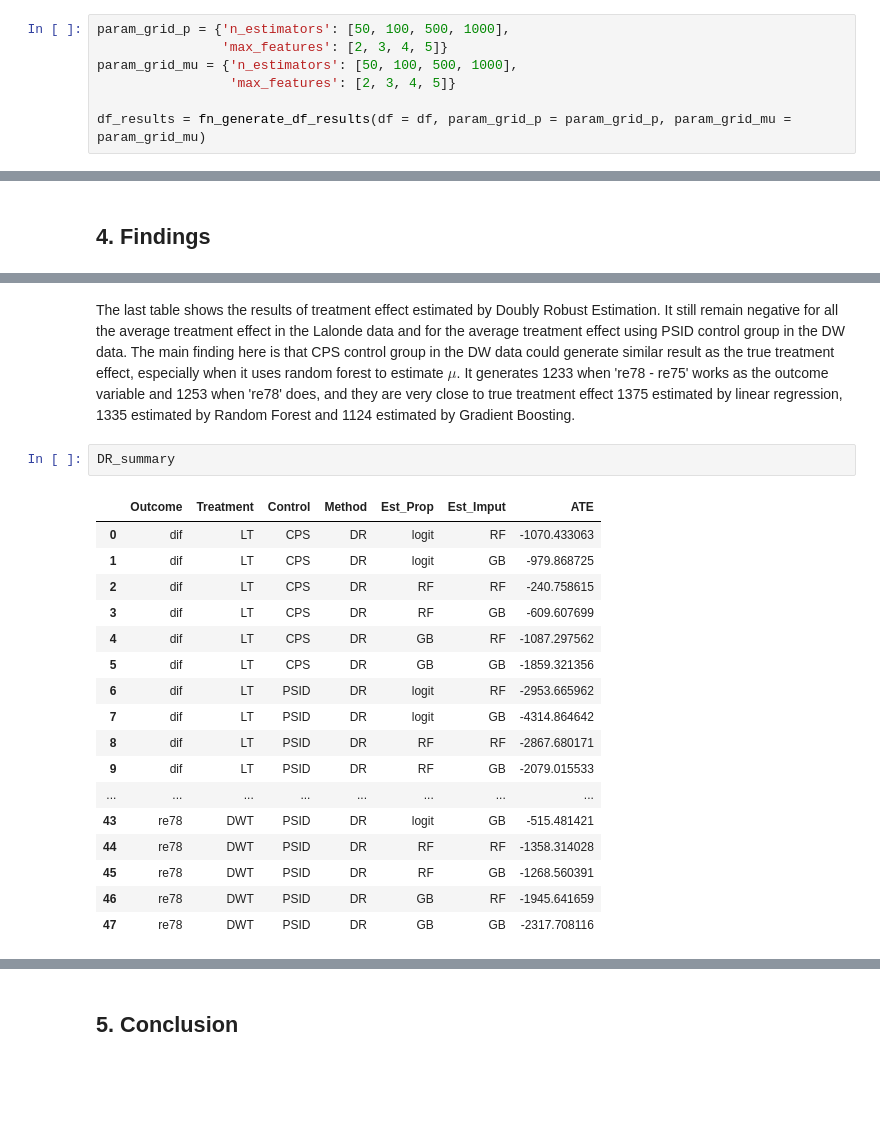
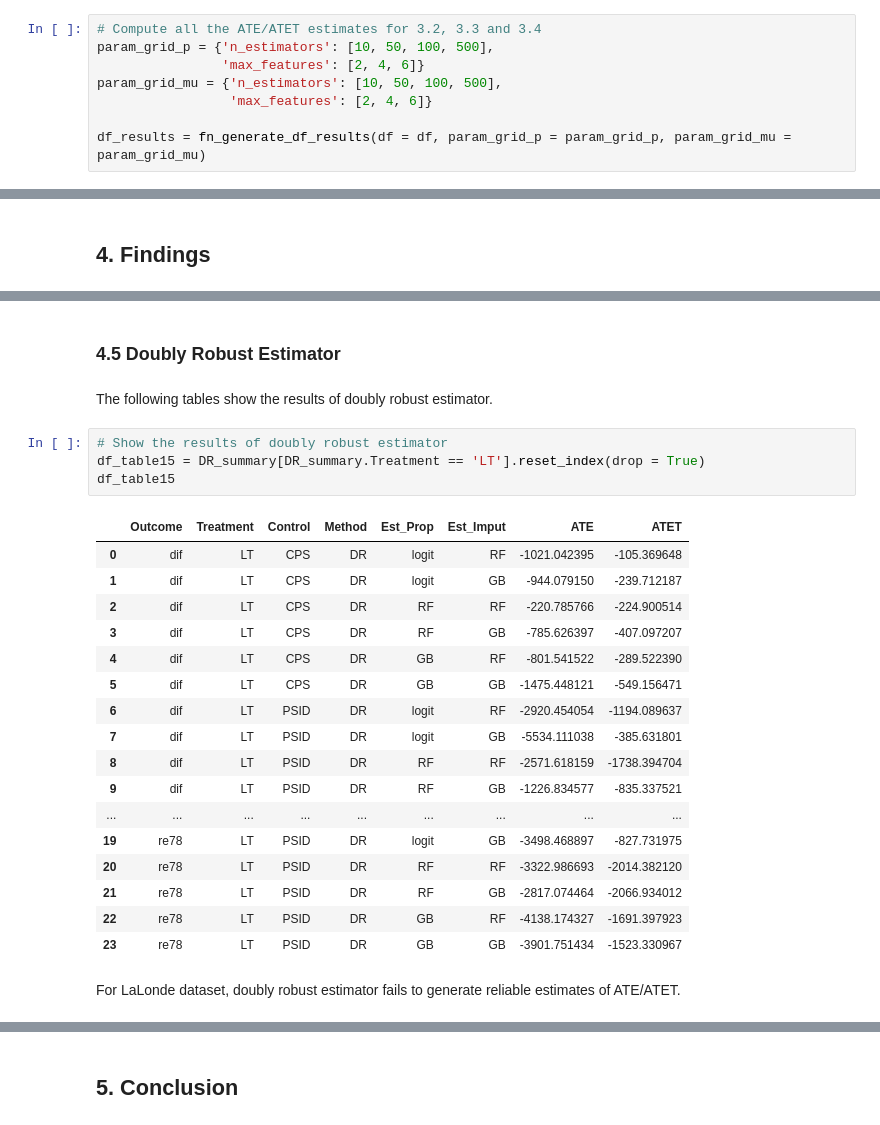
Before and after one commit to Masashi-Yoshioka/570_Project, a Jupyter notebook: 570_Project.ipynb, the cells around one changed output, grey strips where cells are left out. Drawn from its saved outputs; the diff is of its cells as text; blank space fills up the shorter version.

Commit message:
0505 - Masa
Write up the report; Fixed the formula of ATET for IPTW and DR.

```diff
--- a/570_Project.ipynb
+++ b/570_Project.ipynb
@@ -1110,7 +1178,8 @@ fn_boxplots(df = df_matched_treat, re74 = True)
 # %%
-param_grid_p = {'n_estimators': [50, 100, 500, 1000],
-                'max_features': [2, 3, 4, 5]}
-param_grid_mu = {'n_estimators': [50, 100, 500, 1000],
-                 'max_features': [2, 3, 4, 5]}
+# Compute all the ATE/ATET estimates for 3.2, 3.3 and 3.4
+param_grid_p = {'n_estimators': [10, 50, 100, 500],
+                'max_features': [2, 4, 6]}
+param_grid_mu = {'n_estimators': [10, 50, 100, 500],
+                 'max_features': [2, 4, 6]}
 
 df_results = fn_generate_df_results(df = df, param_grid_p = param_grid_p, param_grid_mu = param_grid_mu)
@@ -1406,22 +1772,28 @@ IPTW_summary
+# %% [markdown]
+### 4.5 Doubly Robust Estimator
 # %% [markdown]
-The last table shows the results of treatment effect estimated by Doubly Robust Estimation. It still remain negative for all the average treatment effect in the Lalonde data and for the average treatment effect using PSID control group in the DW data. The main finding here is that CPS control group in the DW data could generate similar result as the true treatment effect, especially when it uses random forest to estimate $\mu$. It generates 1233 when 're78 - re75' works as the outcome variable and 1253 when 're78' does, and they are very close to true treatment effect 1375 estimated by linear regression, 1335 estimated by Random Forest and 1124 estimated by Gradient Boosting.
+The following tables show the results of doubly robust estimator.
 # %%
-DR_summary
+# Show the results of doubly robust estimator
+df_table15 = DR_summary[DR_summary.Treatment == 'LT'].reset_index(drop = True)
+df_table15
 # %% [output]
-|  | Outcome | Treatment | Control | Method | Est_Prop | Est_Imput | ATE |
-| 0 | dif | LT | CPS | DR | logit | RF | -1070.433063 |
-| 1 | dif | LT | CPS | DR | logit | GB | -979.868725 |
-| 2 | dif | LT | CPS | DR | RF | RF | -240.758615 |
-| 3 | dif | LT | CPS | DR | RF | GB | -609.607699 |
-| 4 | dif | LT | CPS | DR | GB | RF | -1087.297562 |
-| 5 | dif | LT | CPS | DR | GB | GB | -1859.321356 |
-| 6 | dif | LT | PSID | DR | logit | RF | -2953.665962 |
-| 7 | dif | LT | PSID | DR | logit | GB | -4314.864642 |
-| 8 | dif | LT | PSID | DR | RF | RF | -2867.680171 |
-| 9 | dif | LT | PSID | DR | RF | GB | -2079.015533 |
-| ... | ... | ... | ... | ... | ... | ... | ... |
-| 43 | re78 | DWT | PSID | DR | logit | GB | -515.481421 |
-| 44 | re78 | DWT | PSID | DR | RF | RF | -1358.314028 |
-| 45 | re78 | DWT | PSID | DR | RF | GB | -1268.560391 |
-| 46 | re78 | DWT | PSID | DR | GB | RF | -1945.641659 |
-| 47 | re78 | DWT | PSID | DR | GB | GB | -2317.708116 |
+|  | Outcome | Treatment | Control | Method | Est_Prop | Est_Imput | ATE | ATET |
+| 0 | dif | LT | CPS | DR | logit | RF | -1021.042395 | -105.369648 |
+| 1 | dif | LT | CPS | DR | logit | GB | -944.079150 | -239.712187 |
+| 2 | dif | LT | CPS | DR | RF | RF | -220.785766 | -224.900514 |
+| 3 | dif | LT | CPS | DR | RF | GB | -785.626397 | -407.097207 |
+| 4 | dif | LT | CPS | DR | GB | RF | -801.541522 | -289.522390 |
+| 5 | dif | LT | CPS | DR | GB | GB | -1475.448121 | -549.156471 |
+| 6 | dif | LT | PSID | DR | logit | RF | -2920.454054 | -1194.089637 |
+| 7 | dif | LT | PSID | DR | logit | GB | -5534.111038 | -385.631801 |
+| 8 | dif | LT | PSID | DR | RF | RF | -2571.618159 | -1738.394704 |
+| 9 | dif | LT | PSID | DR | RF | GB | -1226.834577 | -835.337521 |
+| ... | ... | ... | ... | ... | ... | ... | ... | ... |
+| 19 | re78 | LT | PSID | DR | logit | GB | -3498.468897 | -827.731975 |
+| 20 | re78 | LT | PSID | DR | RF | RF | -3322.986693 | -2014.382120 |
+| 21 | re78 | LT | PSID | DR | RF | GB | -2817.074464 | -2066.934012 |
+| 22 | re78 | LT | PSID | DR | GB | RF | -4138.174327 | -1691.397923 |
+| 23 | re78 | LT | PSID | DR | GB | GB | -3901.751434 | -1523.330967 |
+# %% [markdown]
+For LaLonde dataset, doubly robust estimator fails to generate reliable estimates of ATE/ATET.
```
Also changed, not shown: parts of 176 cells of this notebook, 4 other files.
